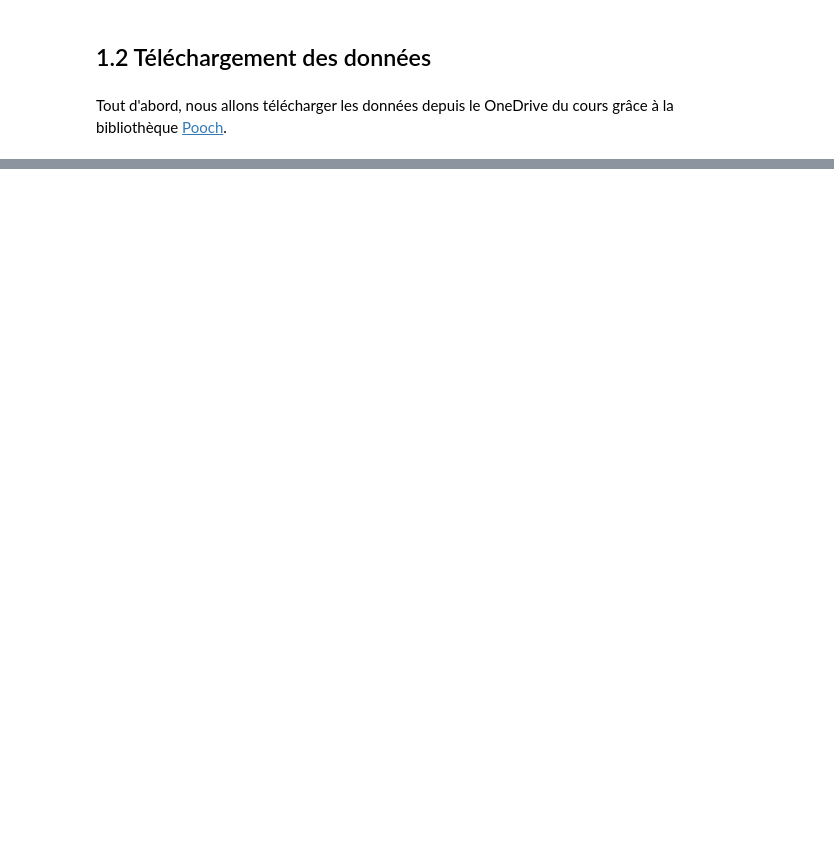
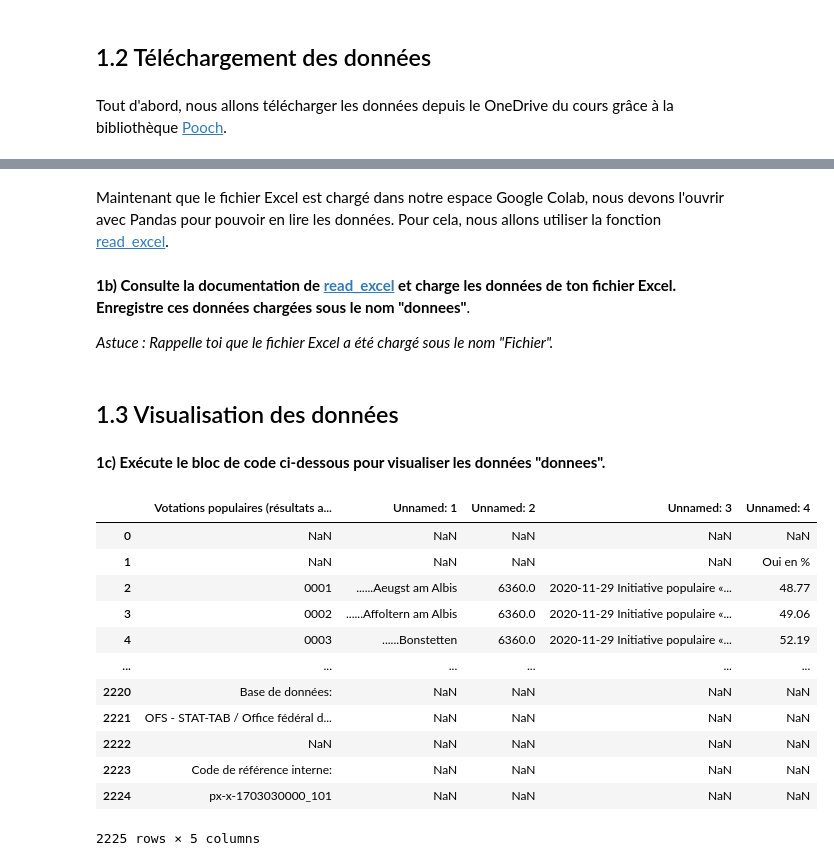
Before and after one commit to tbeucler/2022_SIG_TP8, a Jupyter notebook: Exercices.ipynb, the cells around one changed output, grey strips where cells are left out. Cells and saved outputs as stored; diff of their text form; code cells hidden in the pictures; blank space fills up the shorter version.

Commit message:
FInished Pandas, starting GeoPandas

```diff
--- a/Exercices.ipynb
+++ b/Exercices.ipynb
@@ -63,3 +66,34 @@ https://unils-my.sharepoint.com/:x:/g/personal/tom_beucler_unil_ch/EW3DlnN_2tFHl
 # %%
-donnees = pooch.retrieve('https://unils-my.sharepoint.com/:x:/g/personal/tom_beucler_unil_ch/EW3DlnN_2tFHllmXvX_yz7wB8JSZVjmTnaPNeI37kbAtaw?download=1',
-                         known_hash='995974a58450b64f6bdd3f83b785ac773eefd31f75a3395e81df00391bee22f7')
+lien_donnees = "https://unils-my.sharepoint.com/:x:/g/personal/"+\
+"tom_beucler_unil_ch/EW3DlnN_2tFHllmXvX_yz7wB8JSZVjmTnaPNeI37kbAtaw?download=1"
+# %%
+fichier = pooch.retrieve(lien_donnees,
+                         known_hash='995974a58450b64f6bdd3f83b785ac773eefd31f75a3395e81df00391bee22f7')
+# %% [markdown]
+Maintenant que le fichier Excel est chargé dans notre espace Google Colab, nous devons l'ouvrir avec Pandas pour pouvoir en lire les données. Pour cela, nous allons utiliser la fonction [read_excel](https://pandas.pydata.org/pandas-docs/stable/reference/api/pandas.read_excel.html).
+# %% [markdown]
+**1b) Consulte la documentation de [read_excel](https://pandas.pydata.org/pandas-docs/stable/reference/api/pandas.read_excel.html) et charge les données de ton fichier Excel. Enregistre ces données chargées sous le nom "donnees"**.
+
+*Astuce : Rappelle toi que le fichier Excel a été chargé sous le nom "Fichier".*
+# %%
+donnees = pandas.read_excel(fichier)
+# %% [markdown]
+## 1.3 Visualisation des données
+# %% [markdown]
+**1c) Exécute le bloc de code ci-dessous pour visualiser les données "donnees".**
+# %%
+donnees
+# %% [output]
+|  | Votations populaires (résultats a... | Unnamed: 1 | Unnamed: 2 | Unnamed: 3 | Unnamed: 4 |
+| 0 | NaN | NaN | NaN | NaN | NaN |
+| 1 | NaN | NaN | NaN | NaN | Oui en % |
+| 2 | 0001 | ......Aeugst am Albis | 6360.0 | 2020-11-29 Initiative populaire «... | 48.77 |
+| 3 | 0002 | ......Affoltern am Albis | 6360.0 | 2020-11-29 Initiative populaire «... | 49.06 |
+| 4 | 0003 | ......Bonstetten | 6360.0 | 2020-11-29 Initiative populaire «... | 52.19 |
+| ... | ... | ... | ... | ... | ... |
+| 2220 | Base de données: | NaN | NaN | NaN | NaN |
+| 2221 | OFS - STAT-TAB / Office fédéral d... | NaN | NaN | NaN | NaN |
+| 2222 | NaN | NaN | NaN | NaN | NaN |
+| 2223 | Code de référence interne: | NaN | NaN | NaN | NaN |
+| 2224 | px-x-1703030000_101 | NaN | NaN | NaN | NaN |
+2225 rows × 5 columns
```
Also changed, not shown: parts of 55 cells of this notebook.
